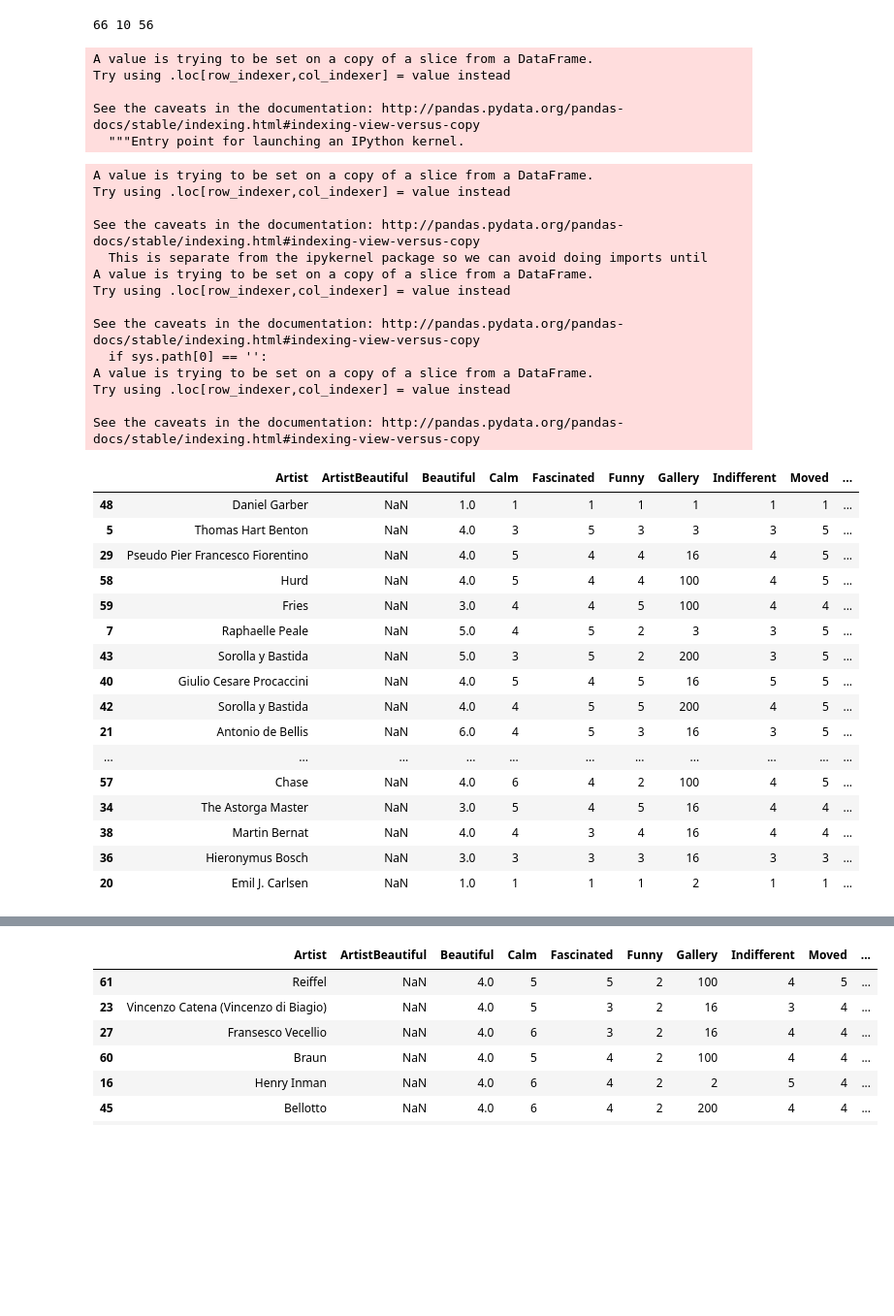
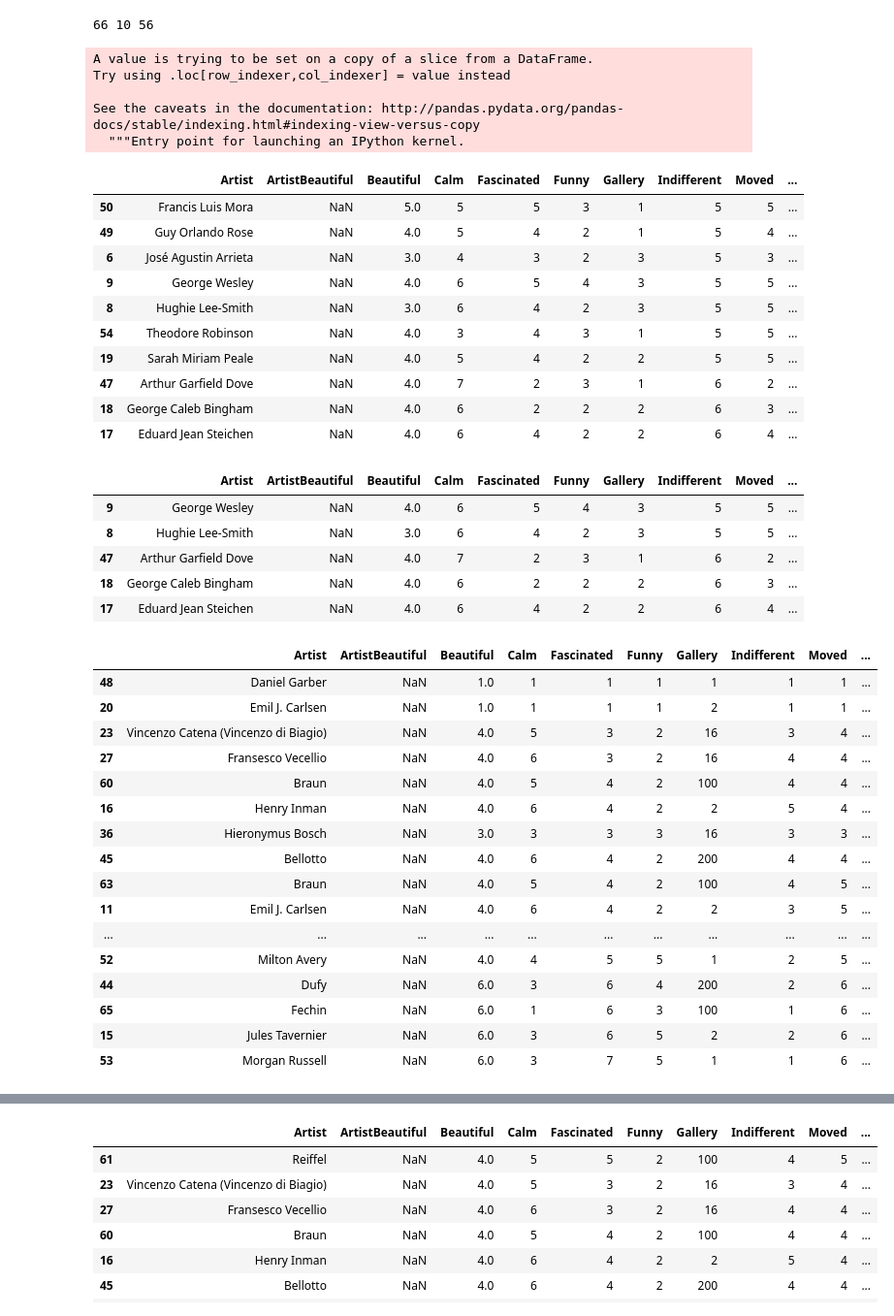
Before and after one commit to roberttwomey/art-and-empathy, a Jupyter notebook: data_cleaning/aesthemos_WIP/cleaner.ipynb, the cells around one changed output, grey strips where cells are left out. Shown: that part at 97% size. Drawn from its saved outputs; the diff is of its cells as text; code cells hidden in the pictures; blank space fills up the shorter version.

```diff
--- a/data_cleaning/aesthemos_WIP/cleaner.ipynb
+++ b/data_cleaning/aesthemos_WIP/cleaner.ipynb
@@ -152,59 +152,57 @@ print(len(df), len(indiff), len(others))
 66 10 56
 # %%
 indiff["Group"] = "indiff"
-#indiff
+indiff
 # %% [output]
 A value is trying to be set on a copy of a slice from a DataFrame.
 Try using .loc[row_indexer,col_indexer] = value instead
 
 See the caveats in the documentation: http://pandas.pydata.org/pandas-docs/stable/indexing.html#indexing-view-versus-copy
   """Entry point for launching an IPython kernel.
+|  | Artist | ArtistBeautiful | Beautiful | Calm | Fascinated | Funny | Gallery | Indifferent | Moved | ... |
+| 50 | Francis Luis Mora | NaN | 5.0 | 5 | 5 | 3 | 1 | 5 | 5 | ... |
+| 49 | Guy Orlando Rose | NaN | 4.0 | 5 | 4 | 2 | 1 | 5 | 4 | ... |
+| 6 | José Agustin Arrieta | NaN | 3.0 | 4 | 3 | 2 | 3 | 5 | 3 | ... |
+| 9 | George Wesley | NaN | 4.0 | 6 | 5 | 4 | 3 | 5 | 5 | ... |
+| 8 | Hughie Lee-Smith | NaN | 3.0 | 6 | 4 | 2 | 3 | 5 | 5 | ... |
+| 54 | Theodore Robinson | NaN | 4.0 | 3 | 4 | 3 | 1 | 5 | 5 | ... |
+| 19 | Sarah Miriam Peale | NaN | 4.0 | 5 | 4 | 2 | 2 | 5 | 5 | ... |
+| 47 | Arthur Garfield Dove | NaN | 4.0 | 7 | 2 | 3 | 1 | 6 | 2 | ... |
+| 18 | George Caleb Bingham | NaN | 4.0 | 6 | 2 | 2 | 2 | 6 | 3 | ... |
+| 17 | Eduard Jean Steichen | NaN | 4.0 | 6 | 4 | 2 | 2 | 6 | 4 | ... |
+# %%
+indiff[indiff["Calm"] > 5]
+# %% [output]
+|  | Artist | ArtistBeautiful | Beautiful | Calm | Fascinated | Funny | Gallery | Indifferent | Moved | ... |
+| 9 | George Wesley | NaN | 4.0 | 6 | 5 | 4 | 3 | 5 | 5 | ... |
+| 8 | Hughie Lee-Smith | NaN | 3.0 | 6 | 4 | 2 | 3 | 5 | 5 | ... |
+| 47 | Arthur Garfield Dove | NaN | 4.0 | 7 | 2 | 3 | 1 | 6 | 2 | ... |
+| 18 | George Caleb Bingham | NaN | 4.0 | 6 | 2 | 2 | 2 | 6 | 3 | ... |
+| 17 | Eduard Jean Steichen | NaN | 4.0 | 6 | 4 | 2 | 2 | 6 | 4 | ... |
 # %%
 # create arousal (Moved + Fascinated + Funny + Surprised)
 arousal = others['Moved'] + others['Fascinated'] + others['Funny'] + others['Surprised']
 others["Arousal"] = arousal
 
 
 # add high/low column to others
 others = others.sort_values("Arousal")
-
-### HOW SHOULD IT BE SPLIT: MIDDLE VAL or MEAN???? or median
-
-low = others.head(int(len(others)/2))
-low["hilo"] = "lo"
-high = others.tail(int(len(others)/2))
-high["hilo"] = "hi"
-full_aro = pd.concat([low, high]).sort_values("Unsettled")
-full_aro
+others
 # %% [output]
-A value is trying to be set on a copy of a slice from a DataFrame.
-Try using .loc[row_indexer,col_indexer] = value instead
-
-See the caveats in the documentation: http://pandas.pydata.org/pandas-docs/stable/indexing.html#indexing-view-versus-copy
-  This is separate from the ipykernel package so we can avoid doing imports until
-A value is trying to be set on a copy of a slice from a DataFrame.
-Try using .loc[row_indexer,col_indexer] = value instead
-
-See the caveats in the documentation: http://pandas.pydata.org/pandas-docs/stable/indexing.html#indexing-view-versus-copy
-  if sys.path[0] == '':
-A value is trying to be set on a copy of a slice from a DataFrame.
-Try using .loc[row_indexer,col_indexer] = value instead
-
-See the caveats in the documentation: http://pandas.pydata.org/pandas-docs/stable/indexing.html#indexing-view-versus-copy
 |  | Artist | ArtistBeautiful | Beautiful | Calm | Fascinated | Funny | Gallery | Indifferent | Moved | ... |
 | 48 | Daniel Garber | NaN | 1.0 | 1 | 1 | 1 | 1 | 1 | 1 | ... |
-| 5 | Thomas Hart Benton | NaN | 4.0 | 3 | 5 | 3 | 3 | 3 | 5 | ... |
-| 29 | Pseudo Pier Francesco Fiorentino | NaN | 4.0 | 5 | 4 | 4 | 16 | 4 | 5 | ... |
-| 58 | Hurd | NaN | 4.0 | 5 | 4 | 4 | 100 | 4 | 5 | ... |
-| 59 | Fries | NaN | 3.0 | 4 | 4 | 5 | 100 | 4 | 4 | ... |
-| 7 | Raphaelle Peale | NaN | 5.0 | 4 | 5 | 2 | 3 | 3 | 5 | ... |
-| 43 | Sorolla y Bastida | NaN | 5.0 | 3 | 5 | 2 | 200 | 3 | 5 | ... |
-| 40 | Giulio Cesare Procaccini | NaN | 4.0 | 5 | 4 | 5 | 16 | 5 | 5 | ... |
-| 42 | Sorolla y Bastida | NaN | 4.0 | 4 | 5 | 5 | 200 | 4 | 5 | ... |
-| 21 | Antonio de Bellis | NaN | 6.0 | 4 | 5 | 3 | 16 | 3 | 5 | ... |
+| 20 | Emil J. Carlsen | NaN | 1.0 | 1 | 1 | 1 | 2 | 1 | 1 | ... |
+| 23 | Vincenzo Catena (Vincenzo di Biagio) | NaN | 4.0 | 5 | 3 | 2 | 16 | 3 | 4 | ... |
+| 27 | Fransesco Vecellio | NaN | 4.0 | 6 | 3 | 2 | 16 | 4 | 4 | ... |
+| 60 | Braun | NaN | 4.0 | 5 | 4 | 2 | 100 | 4 | 4 | ... |
+| 16 | Henry Inman | NaN | 4.0 | 6 | 4 | 2 | 2 | 5 | 4 | ... |
+| 36 | Hieronymus Bosch | NaN | 3.0 | 3 | 3 | 3 | 16 | 3 | 3 | ... |
+| 45 | Bellotto | NaN | 4.0 | 6 | 4 | 2 | 200 | 4 | 4 | ... |
+| 63 | Braun | NaN | 4.0 | 5 | 4 | 2 | 100 | 4 | 5 | ... |
+| 11 | Emil J. Carlsen | NaN | 4.0 | 6 | 4 | 2 | 2 | 3 | 5 | ... |
 | ... | ... | ... | ... | ... | ... | ... | ... | ... | ... | ... |
-| 57 | Chase | NaN | 4.0 | 6 | 4 | 2 | 100 | 4 | 5 | ... |
-| 34 | The Astorga Master | NaN | 3.0 | 5 | 4 | 5 | 16 | 4 | 4 | ... |
-| 38 | Martin Bernat | NaN | 4.0 | 4 | 3 | 4 | 16 | 4 | 4 | ... |
-| 36 | Hieronymus Bosch | NaN | 3.0 | 3 | 3 | 3 | 16 | 3 | 3 | ... |
-| 20 | Emil J. Carlsen | NaN | 1.0 | 1 | 1 | 1 | 2 | 1 | 1 | ... |
+| 52 | Milton Avery | NaN | 4.0 | 4 | 5 | 5 | 1 | 2 | 5 | ... |
+| 44 | Dufy | NaN | 6.0 | 3 | 6 | 4 | 200 | 2 | 6 | ... |
+| 65 | Fechin | NaN | 6.0 | 1 | 6 | 3 | 100 | 1 | 6 | ... |
+| 15 | Jules Tavernier | NaN | 6.0 | 3 | 6 | 5 | 2 | 2 | 6 | ... |
+| 53 | Morgan Russell | NaN | 6.0 | 3 | 7 | 5 | 1 | 1 | 6 | ... |
```
Also changed, not shown: parts of 4 cells of this notebook.
